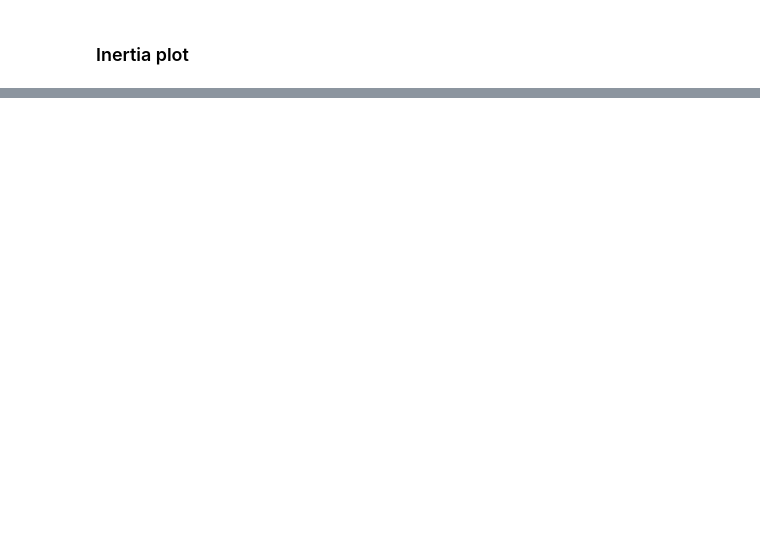
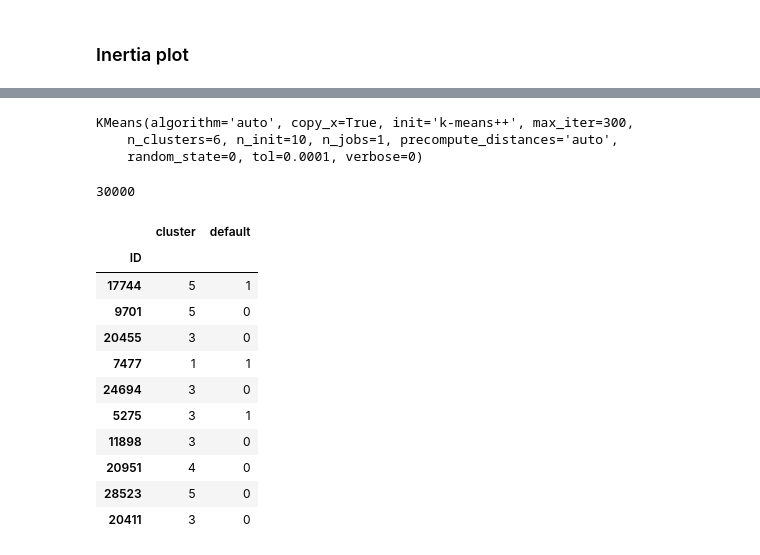
Before and after one commit to caiotaniguchi/accenture-hackathon-manguetown, a Jupyter notebook: notebooks/BasicAnalysis.ipynb, the cells around one changed output, grey strips where cells are left out. Cells and saved outputs as stored; diff of their text form; code cells hidden in the pictures; blank space fills up the shorter version.

```diff
--- a/notebooks/BasicAnalysis.ipynb
+++ b/notebooks/BasicAnalysis.ipynb
@@ -142,0 +169,12 @@ plt.show()
+# %%
+clusters = 6
+kmeans = KMeans(n_clusters=clusters, random_state=0)
+kmeans.fit(mdata)
+# %% [output]
+KMeans(algorithm='auto', copy_x=True, init='k-means++', max_iter=300,
+    n_clusters=6, n_init=10, n_jobs=1, precompute_distances='auto',
+    random_state=0, tol=0.0001, verbose=0)
+# %%
+len(kmeans.labels_)
+# %% [output]
+30000
@@ -142,0 +191,15 @@ plt.show()
+# %%
+cc_clustered_data.sample(10)
+# %% [output]
+|  | cluster | default |
+| ID |  |  |
+| 17744 | 5 | 1 |
+| 9701 | 5 | 0 |
+| 20455 | 3 | 0 |
+| 7477 | 1 | 1 |
+| 24694 | 3 | 0 |
+| 5275 | 3 | 1 |
+| 11898 | 3 | 0 |
+| 20951 | 4 | 0 |
+| 28523 | 5 | 0 |
+| 20411 | 3 | 0 |
```
Also changed, not shown: parts of 19 cells of this notebook, 1 other file.
